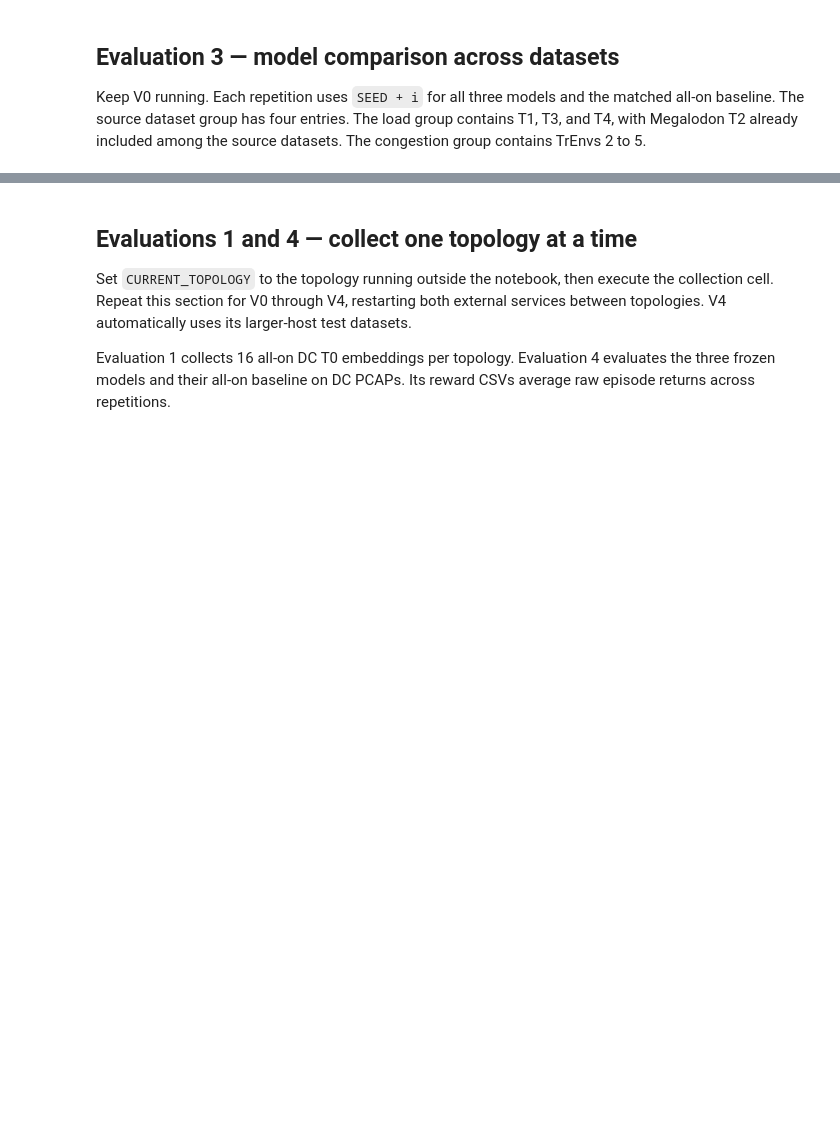
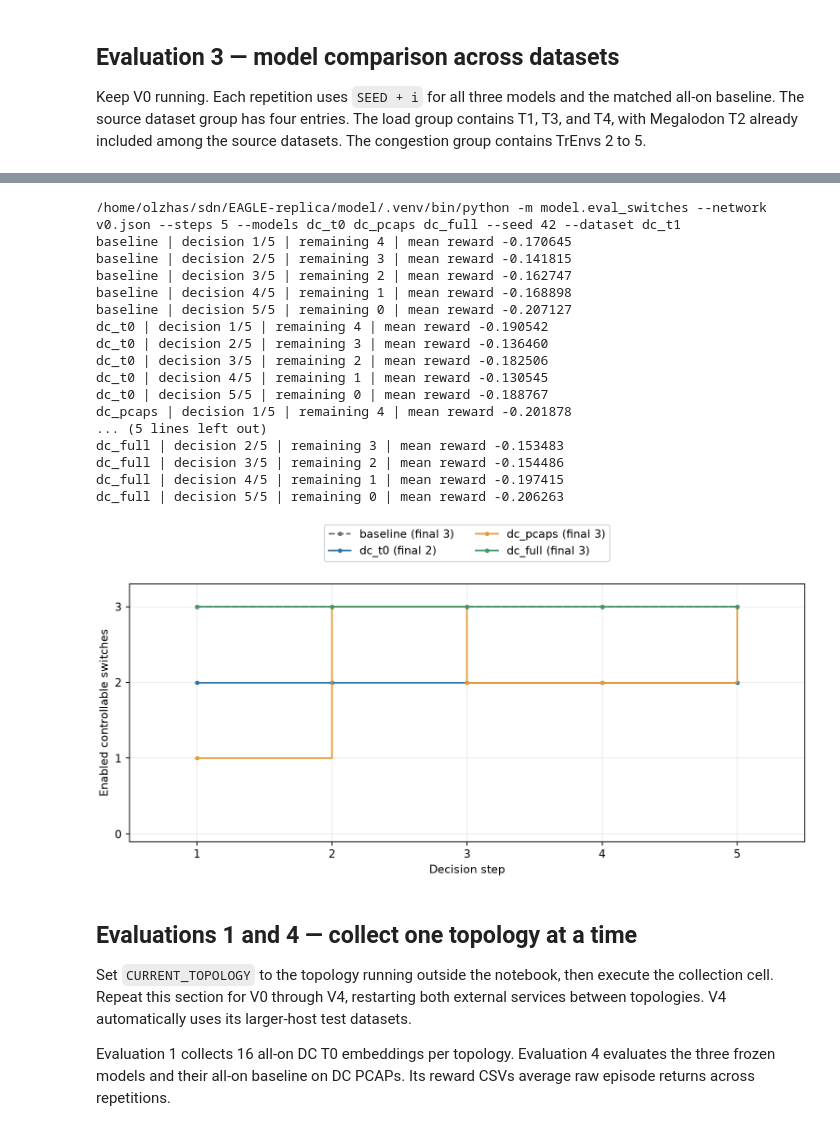
Before and after one commit to Olzhassss/EAGLE-replica, a Jupyter notebook: pipeline.ipynb, the cells around one changed output, grey strips where cells are left out. Cells and saved outputs as stored; diff of their text form; code cells hidden in the pictures; blank space fills up the shorter version.

```diff
--- a/pipeline.ipynb
+++ b/pipeline.ipynb
@@ -250,3 +485,38 @@ for group in ("sources", "loads", "congestions"):
+# %%
+SWITCH_STEPS = MIN_DECISIONS
+run(
+    "model.eval_switches",
+    "--network",
+    "v0.json",
+    "--steps",
+    5,
+    "--models",
+    *["dc_t0", "dc_pcaps", "dc_full"],
+    "--seed",
+    SEED,
+    "--dataset",
+    "dc_t1",
+)
+show_png("eval/switches_v0.png")
+# %% [output]
+/home/olzhas/sdn/EAGLE-replica/model/.venv/bin/python -m model.eval_switches --network v0.json --steps 5 --models dc_t0 dc_pcaps dc_full --seed 42 --dataset dc_t1
+baseline | decision 1/5 | remaining 4 | mean reward -0.170645
+baseline | decision 2/5 | remaining 3 | mean reward -0.141815
+baseline | decision 3/5 | remaining 2 | mean reward -0.162747
+baseline | decision 4/5 | remaining 1 | mean reward -0.168898
+baseline | decision 5/5 | remaining 0 | mean reward -0.207127
+dc_t0 | decision 1/5 | remaining 4 | mean reward -0.190542
+dc_t0 | decision 2/5 | remaining 3 | mean reward -0.136460
+dc_t0 | decision 3/5 | remaining 2 | mean reward -0.182506
+dc_t0 | decision 4/5 | remaining 1 | mean reward -0.130545
+dc_t0 | decision 5/5 | remaining 0 | mean reward -0.188767
+dc_pcaps | decision 1/5 | remaining 4 | mean reward -0.201878
+... (5 lines left out)
+dc_full | decision 2/5 | remaining 3 | mean reward -0.153483
+dc_full | decision 3/5 | remaining 2 | mean reward -0.154486
+dc_full | decision 4/5 | remaining 1 | mean reward -0.197415
+dc_full | decision 5/5 | remaining 0 | mean reward -0.206263
+[figure, added]
 # %% [markdown]
 ## Evaluations 1 and 4 — collect one topology at a time
 
```
Also changed, not shown: parts of 17 cells of this notebook, 7 other files.
